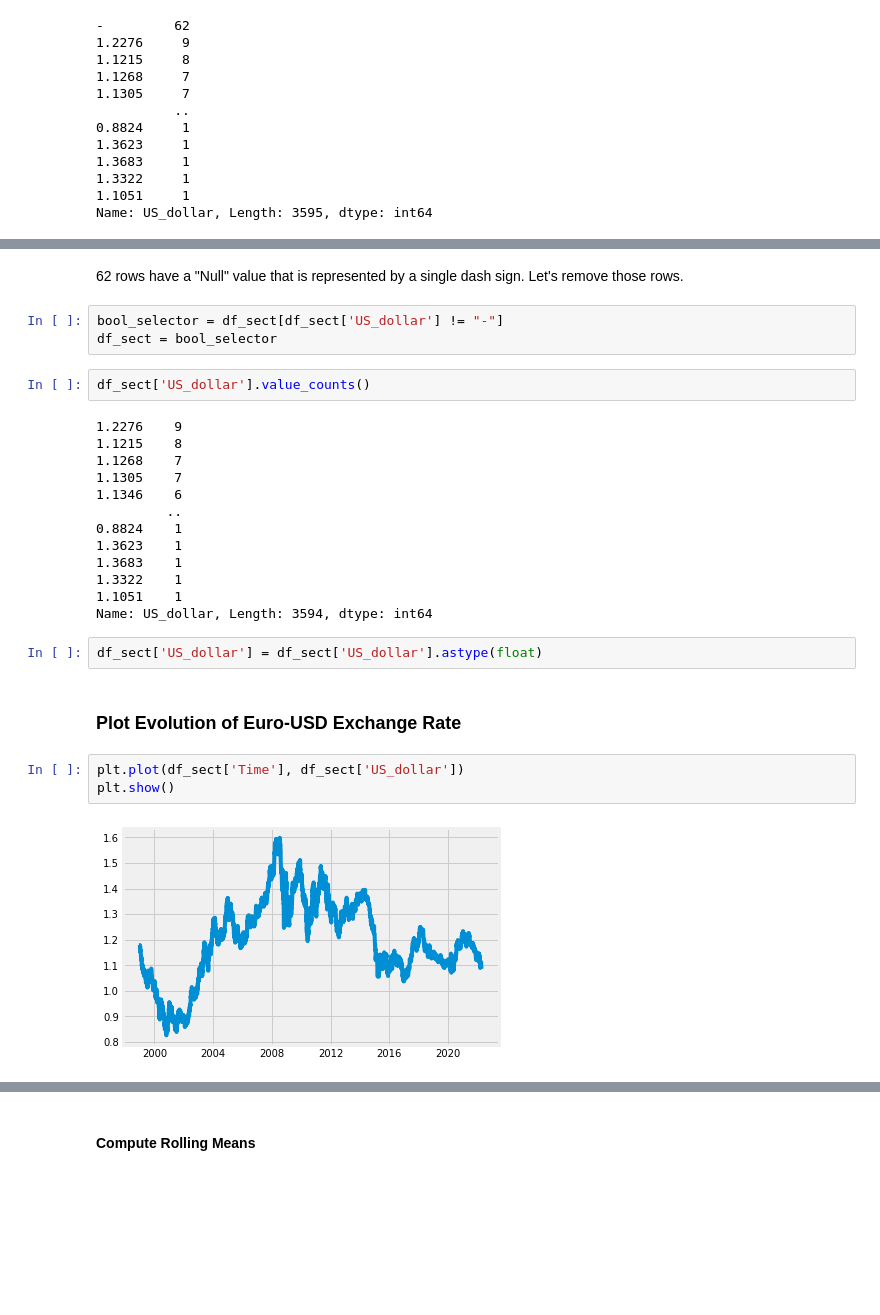
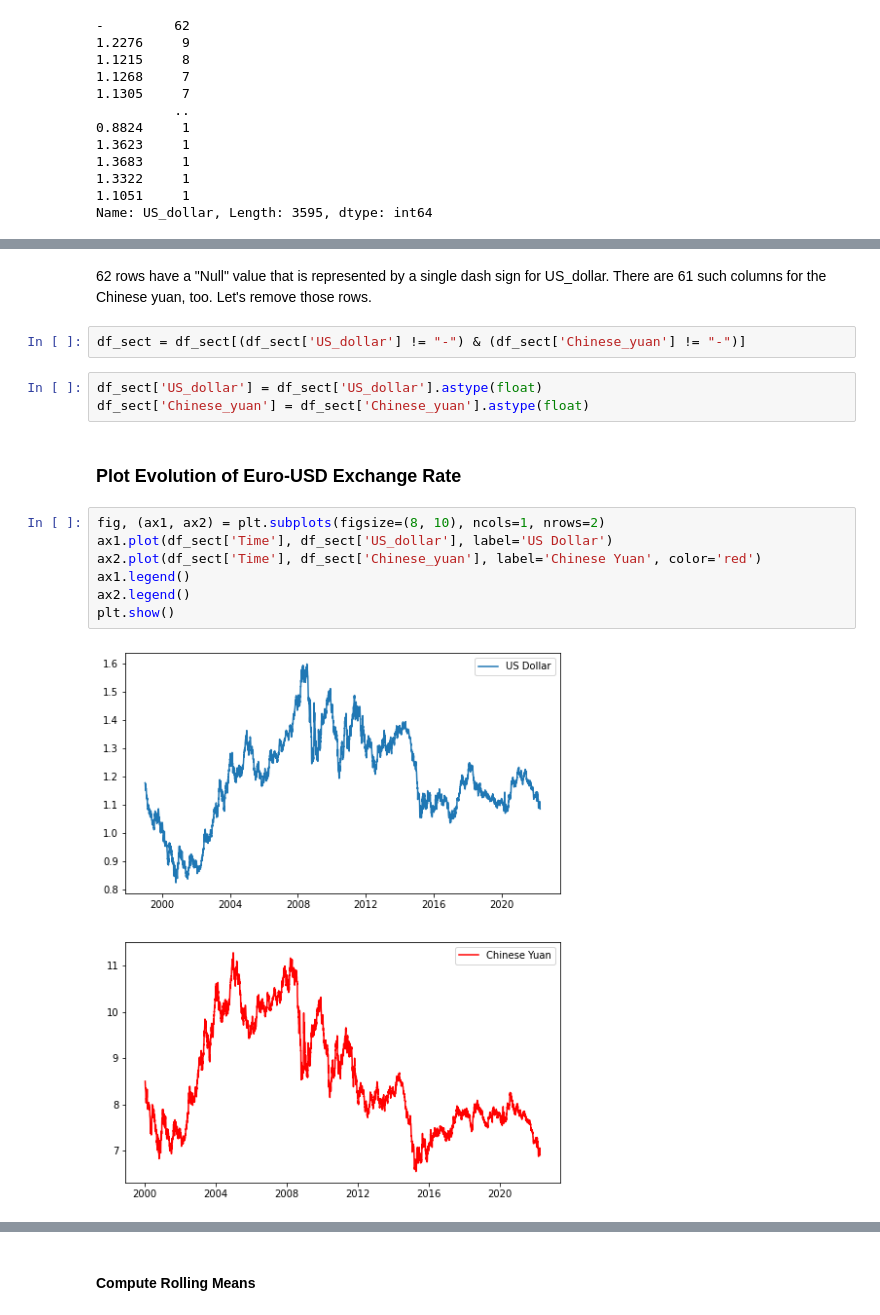
Before and after one commit to nikomccarty/data_science_notebooks, a Jupyter notebook: 20220508_storytelling_viz/538_style_viz.ipynb, the cells around one changed output, grey strips where cells are left out. Cells and saved outputs as stored; diff of their text form; blank space fills up the shorter version.

```diff
--- a/20220508_storytelling_viz/538_style_viz.ipynb
+++ b/20220508_storytelling_viz/538_style_viz.ipynb
@@ -77,29 +95,18 @@ Name: US_dollar, Length: 3595, dtype: int64
 # %% [markdown]
-62 rows have a "Null" value that is represented by a single dash sign. Let's remove those rows.
+62 rows have a "Null" value that is represented by a single dash sign for US_dollar. There are 61 such columns for the Chinese yuan, too. Let's remove those rows.
 # %%
-bool_selector = df_sect[df_sect['US_dollar'] != "-"]
-df_sect = bool_selector
+df_sect = df_sect[(df_sect['US_dollar'] != "-") & (df_sect['Chinese_yuan'] != "-")]
-# %%
-df_sect['US_dollar'].value_counts()
-# %% [output]
-1.2276    9
-1.1215    8
-1.1268    7
-1.1305    7
-1.1346    6
-         ..
-0.8824    1
-1.3623    1
-1.3683    1
-1.3322    1
-1.1051    1
-Name: US_dollar, Length: 3594, dtype: int64
 # %%
 df_sect['US_dollar'] = df_sect['US_dollar'].astype(float)
+df_sect['Chinese_yuan'] = df_sect['Chinese_yuan'].astype(float)
 # %% [markdown]
 ### Plot Evolution of Euro-USD Exchange Rate
-# %%
-plt.plot(df_sect['Time'], df_sect['US_dollar'])
-plt.show()
-# %% [output]
-[figure, removed]
+# %%
+fig, (ax1, ax2) = plt.subplots(figsize=(8, 10), ncols=1, nrows=2)
+ax1.plot(df_sect['Time'], df_sect['US_dollar'], label='US Dollar')
+ax2.plot(df_sect['Time'], df_sect['Chinese_yuan'], label='Chinese Yuan', color='red')
+ax1.legend()
+ax2.legend()
+plt.show()
+# %% [output]
+[figure, added]
```
Also changed, not shown: parts of 21 cells of this notebook.
